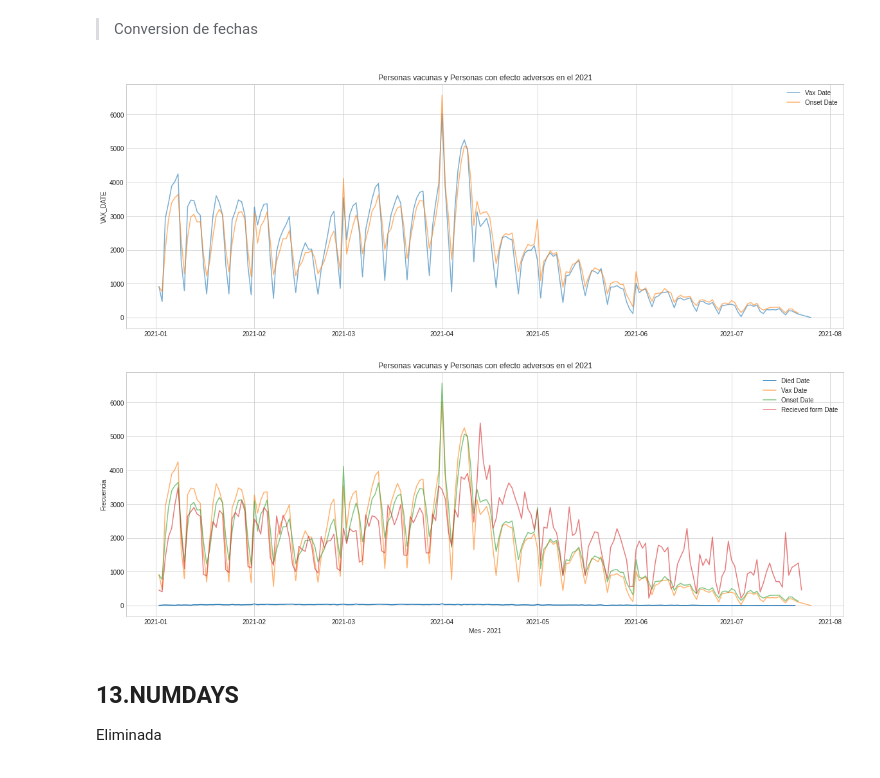
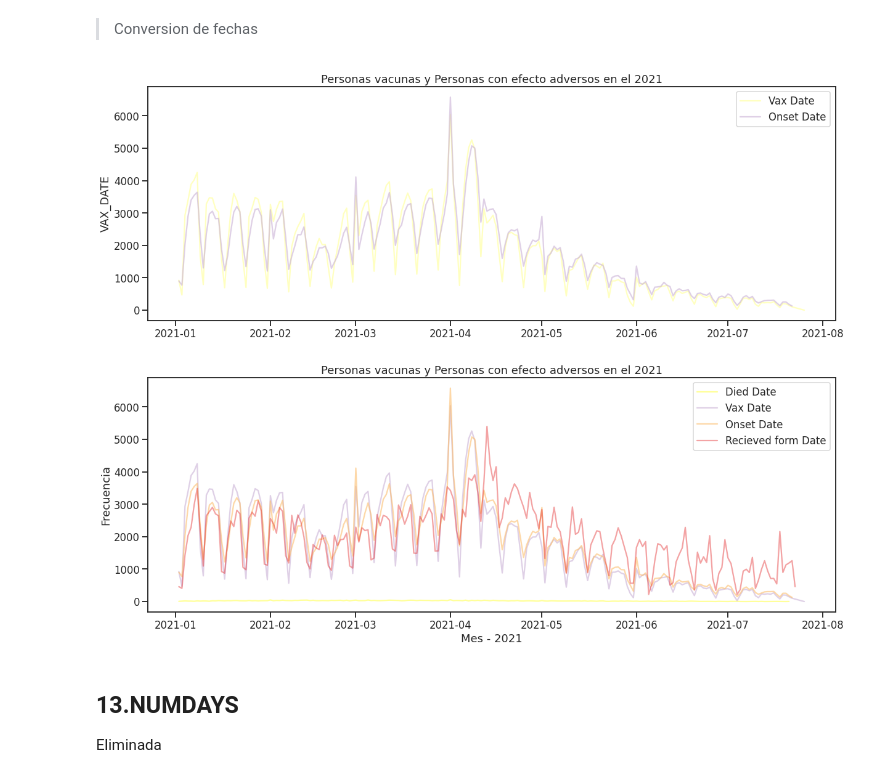
Before and after one commit to yodavo/IAI_vaccines, a Jupyter notebook: data_wrangling/dataWrangling_VAERSdata-VAERSvax.ipynb, the cells around one changed output. Drawn from its saved outputs; the diff is of its cells as text; code cells hidden in the pictures.

```diff
--- a/data_wrangling/dataWrangling_VAERSdata-VAERSvax.ipynb
+++ b/data_wrangling/dataWrangling_VAERSdata-VAERSvax.ipynb
@@ -3,11 +3,6 @@
 # %% [markdown]
 # Paquetes
 # %%
-# Instalar paquetes no disponibles
-!pip install squarify
-!pip install fuzzywuzzy
-!pip install -U dataprep
-
 # Para importar la data
 import os
 
@@ -15,18 +10,14 @@ import os
 import numpy as np
 import pandas as pd
 import datetime as dt
-from statistics import *
 
 # Importar para Visualizacion
 import matplotlib.pyplot as plt
 import missingno as msno
 import seaborn as sns
-plt.style.use('seaborn-whitegrid')
+sns.set(style="ticks", context='talk', palette='Paired_r')
 import warnings # para evitar warnings
 warnings.filterwarnings('ignore')
-import textwrap
-from textwrap import wrap
-import squarify
 import matplotlib.dates as mdates
 from matplotlib.dates import DateFormatter
 
@@ -838,22 +811,22 @@ plt.legend()
 plt.title('Personas vacunas y Personas con efecto adversos en el 2021')
 plt.show()
 # %% [output]
-[figure, old version]
+[figure, new version]
 # %%
 # grafico de todas las fechas
 fig1 = plt.figure(figsize=(20,7))
 ax = fig1.add_subplot(1, 1, 1)
 a = sns.lineplot(data = dataset_covid.loc[(dataset_covid['DATEDIED'] > '2021-01-01') & (dataset_covid['DATEDIED'] < '2021-08-01')].DATEDIED.value_counts(),ax=ax,label=str('Died Date'))
 x = sns.lineplot(data = dataset_covid.loc[(dataset_covid['VAX_DATE'] > '2021-01-01') & (dataset_covid['VAX_DATE'] < '2021-08-01')].VAX_DATE.value_counts(),ax=ax, label=str('Vax Date'), alpha=0.6)
 z = sns.lineplot(data = dataset_covid.loc[(dataset_covid['ONSET_DATE'] > '2021-01-01') & (dataset_covid['ONSET_DATE'] < '2021-08-01')].ONSET_DATE.value_counts(),ax=ax,label=str('Onset Date'), alpha=0.6)
-y = sns.lineplot(data = dataset_covid.loc[(dataset_covid['RECVDATE'] > '2021-01-01') & (dataset_covid['RECVDATE'] < '2021-08-01')].RECVDATE.value_counts(),ax=ax,label=str('Recieved form Date'), alpha=0.6)
+y = sns.lineplot(data = dataset_covid.loc[(dataset_covid['RECVDATE'] > '2021-01-01') & (dataset_covid['RECVDATE'] < '2021-08-01')].RECVDATE.value_counts(),ax=ax,label=str('Recieved form Date'), alpha=0.4)
 plt.legend()
 ax.set_xlabel('Mes - 2021')
 ax.set_ylabel('Frecuencia')
 plt.title('Personas vacunas y Personas con efecto adversos en el 2021')
 plt.show()
 # %% [output]
-[figure, old version]
+[figure, new version]
 # %% [markdown]
 ## **13.NUMDAYS**
 
```
Also changed, not shown: parts of 11 cells of this notebook.
